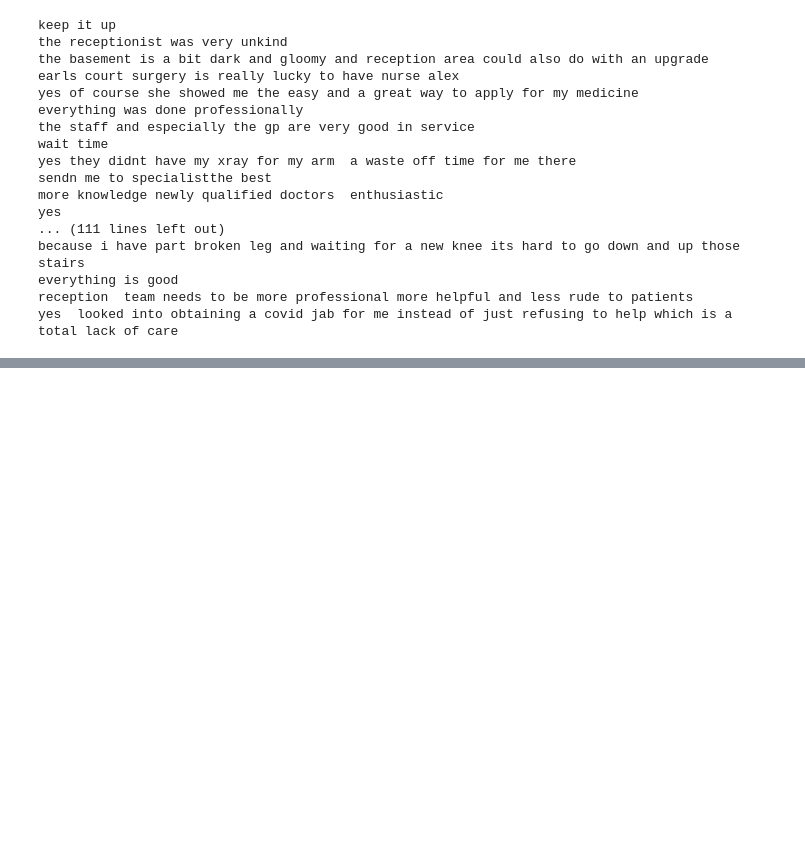
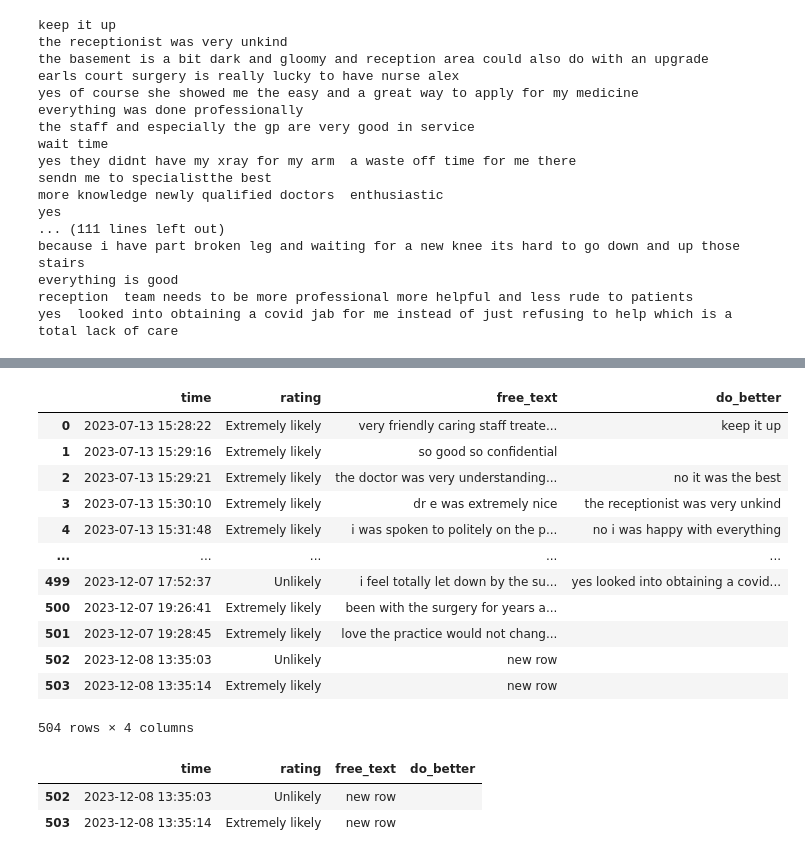
Before and after one commit to janduplessis883/friends-and-family-test-analysis, a Jupyter notebook: notebooks/exploration.ipynb, the cells around one changed output, grey strips where cells are left out. Saved outputs shown, nothing was run; the diff lists cells and outputs as text; code cells hidden in the pictures; blank space fills up the shorter version.

```diff
--- a/notebooks/exploration.ipynb
+++ b/notebooks/exploration.ipynb
@@ -124,0 +142,24 @@ yes  looked into obtaining a covid jab for me instead of just refusing to help w
+# %%
+raw_data = load_google_sheet()
+raw_data
+# %% [output]
+|  | time | rating | free_text | do_better |
+| 0 | 2023-07-13 15:28:22 | Extremely likely | very friendly caring staff treate... | keep it up |
+| 1 | 2023-07-13 15:29:16 | Extremely likely | so good so confidential |  |
+| 2 | 2023-07-13 15:29:21 | Extremely likely | the doctor was very understanding... | no it was the best |
+| 3 | 2023-07-13 15:30:10 | Extremely likely | dr e was extremely nice | the receptionist was very unkind |
+| 4 | 2023-07-13 15:31:48 | Extremely likely | i was spoken to politely on the p... | no i was happy with everything |
+| ... | ... | ... | ... | ... |
+| 499 | 2023-12-07 17:52:37 | Unlikely | i feel totally let down by the su... | yes looked into obtaining a covid... |
+| 500 | 2023-12-07 19:26:41 | Extremely likely | been with the surgery for years a... |  |
+| 501 | 2023-12-07 19:28:45 | Extremely likely | love the practice would not chang... |  |
+| 502 | 2023-12-08 13:35:03 | Unlikely | new row |  |
+| 503 | 2023-12-08 13:35:14 | Extremely likely | new row |  |
+504 rows × 4 columns
+# %%
+data = data[~data.index.isin(processed_data.index)]
+data
+# %% [output]
+|  | time | rating | free_text | do_better |
+| 502 | 2023-12-08 13:35:03 | Unlikely | new row |  |
+| 503 | 2023-12-08 13:35:14 | Extremely likely | new row |  |
```
Also changed, not shown: parts of 1 cell of this notebook, 2 other files.
